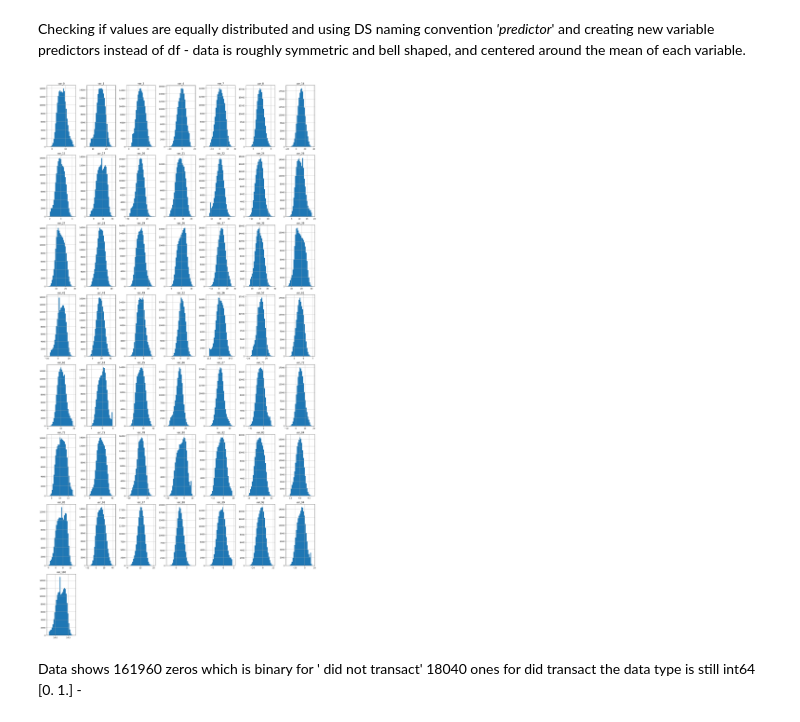
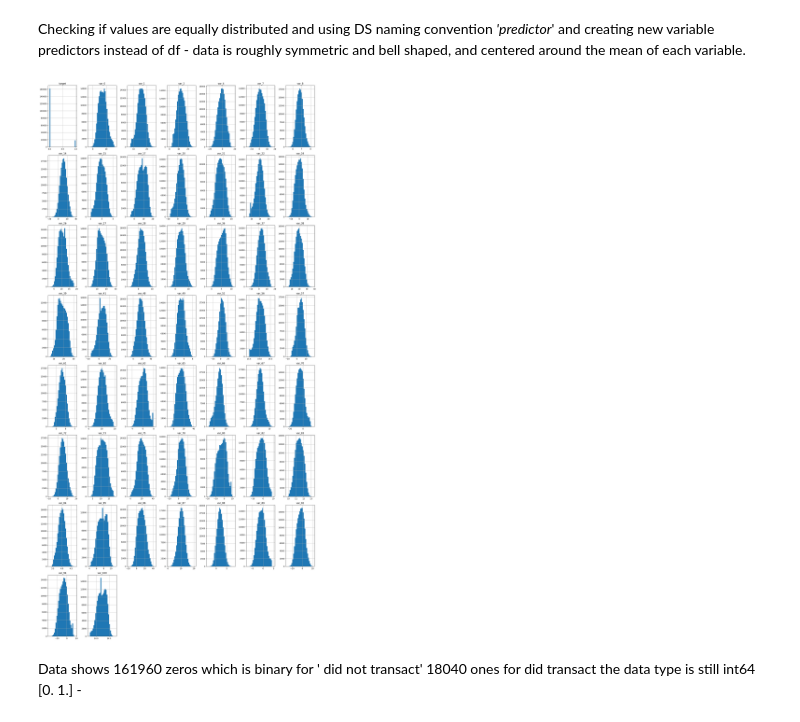
Before and after one commit to cyeef/Data-Science-Portfolio-C21-, a Jupyter notebook: Exercises/Project_1_.ipynb, the cells around one changed output. Cells and saved outputs as stored; diff of their text form; code cells hidden in the pictures.

```diff
--- a/Exercises/Project_1_.ipynb
+++ b/Exercises/Project_1_.ipynb
@@ -194,13 +194,13 @@ print(df.duplicated().sum())
 Checking if values are equally distributed and using DS naming convention *'predictor*' and creating new variable predictors instead of df - data is roughly symmetric and bell shaped, and centered around the mean of each variable.
 # %%
 
-predictors = df.drop(columns=['Unnamed: 0', 'ID_code', 'target'])
+predictors = df.drop(columns=['Unnamed: 0', 'ID_code'])
 
 predictors.hist(figsize=(20, 40), bins=30)
 plt.tight_layout()
 plt.show()
 # %% [output]
-[figure, old version]
+[figure, new version]
 # %% [markdown]
 Data shows 161960 zeros which is binary for ' did not transact' 18040 ones for did transact the data type is still int64 [0. 1.] -
 # %%
```
Also changed, not shown: parts of 4 cells of this notebook.
